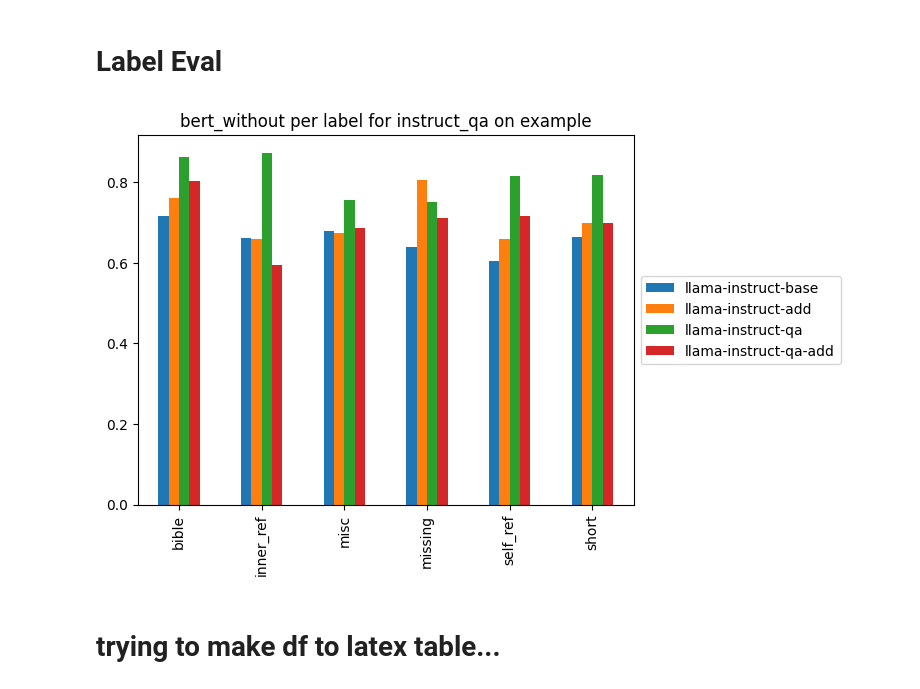
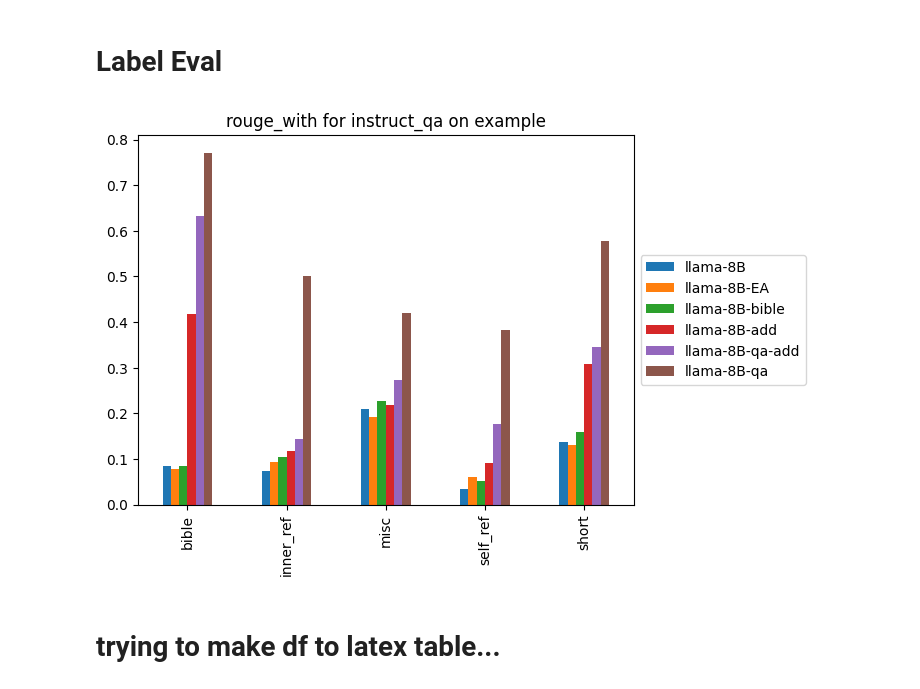
Before and after one commit to Boffl/BullingerDigitalLMFootnotes, a Jupyter notebook: evaluate/evaluate.ipynb, the cells around one changed output. Saved outputs shown, nothing was run; the diff lists cells and outputs as text; code cells hidden in the pictures.

Commit message:
run and evaluate more models on example set

```diff
--- a/evaluate/evaluate.ipynb
+++ b/evaluate/evaluate.ipynb
@@ -80,12 +80,15 @@ human_footnotes_df = pd.read_csv("../../data/footnote_downsized_df_new.csv")
 human_footnotes_df["xml_footnote"] = human_footnotes_df["xml_footnote"].apply(remove_outer_note_tag)
 # %%
 model_name_map = {
-    "llama-instruct-base": "Meta-Llama-3.1-8B-Instruct",
-    "llama-instruct-base-large": "Meta-Llama-3.1-70B-Instruct-bnb-4bit",
-    "llama-instruct-add-example": "bullingerLM_llama-3.1-8B-Instruct_example",
-    "llama-instruct-add": "BullingerDigitalLMFootnotes_instruct-add",
-    "llama-instruct-qa": "BullingerDigitalLMFootnotes_llama_instruct_qa",
-    "llama-instruct-qa-add": "BullingerDigitalLMFootnotes_llama_instruct_qa_add",
+    "llama-8B": "Meta-Llama-3.1-8B-Instruct",
+    "llama-70B": "Meta-Llama-3.1-70B-Instruct-bnb-4bit",
+    "llama-8B-add-example": "bullingerLM_llama-3.1-8B-Instruct_example",
+    "llama-8B-add": "BullingerDigitalLMFootnotes_instruct-add",
+    "llama-8B-qa": "BullingerDigitalLMFootnotes_llama_instruct_qa",
+    "llama-8B-qa-add": "BullingerDigitalLMFootnotes_llama_instruct_qa_add",
+    "llama-8B-bible": "llama-3.1-8B-instruct-bible",
+    "llama-8B-EA": "llama3.1-8B-instruct-EA",
+    "Qwen-7B-instruct": "Qwen2.5-7B-Instruct",
     "gpt-4o-mini": "gpt-4o-mini-2024-07-18",
     "gpt-4o": "gpt-4o-2024-08-06"
 }
@@ -458,6 +435,9 @@ def label_averages(metric, split, prompt, model):
 
 def plot_label_eval(metric, split, prompt, models):
   df = label_eval(metric, split, prompt, models)
+  # exclude row where label is "missing"
+  df = df[df.index != "missing"]
+  # plot the data
   df.plot(kind="bar")
   #set title of the plot
   plt.title(f"{metric} for {prompt} on {split}")
@@ -472,7 +455,7 @@ def plot_label_eval(metric, split, prompt, models):
 # %%
-plot_label_eval("bert_without", "example", "instruct_qa", ["llama-instruct-base", "llama-instruct-add", "llama-instruct-qa", "llama-instruct-qa-add"])
+plot_label_eval("rouge_with", "example", "instruct_qa", ["llama-8B", "llama-8B-EA", "llama-8B-bible", "llama-8B-add", "llama-8B-qa-add", "llama-8B-qa"])
 # %% [output]
-[figure, old version]
+[figure, new version]
 # %%
 # make a bar chart
 # %% [markdown]
```
Also changed, not shown: parts of 13 cells of this notebook, 1 other file.
